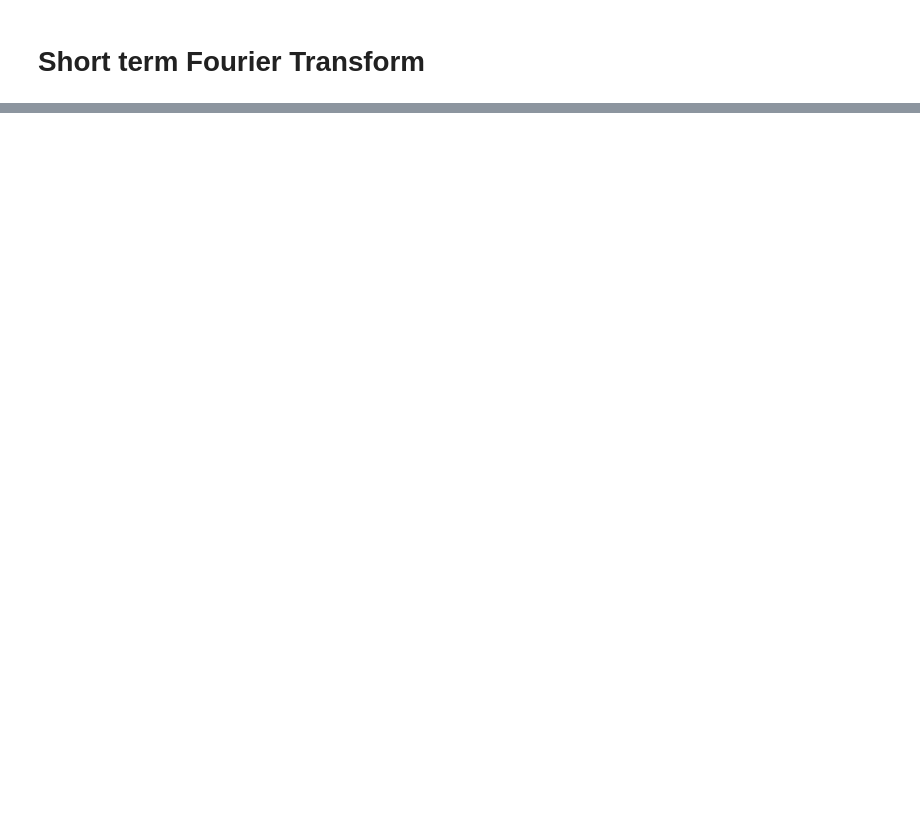
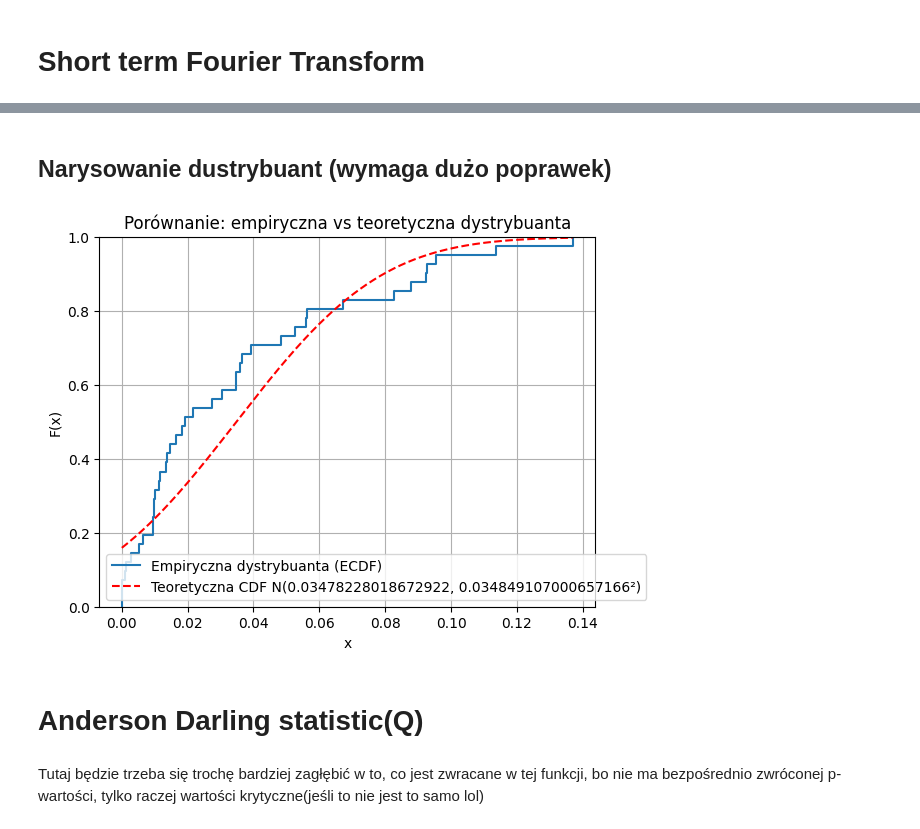
Before and after one commit to MD275996/System-to-identify-anomalies-in-vibration-signals-for-local-damage-detection-in-machines, a Jupyter notebook: ifb_selectors.ipynb, the cells around one changed output, grey strips where cells are left out. Saved outputs shown, nothing was run; the diff lists cells and outputs as text; code cells hidden in the pictures; blank space fills up the shorter version.

```diff
--- a/ifb_selectors.ipynb
+++ b/ifb_selectors.ipynb
@@ -34,0 +49,4 @@ stft
+# %%
+for i in range(0,len(array_freq)):
+    print(f"Calculating SK for frequenzy {array_freq[i]}:")
+    print(SK(matrix_Zxx,i,array_tt))
@@ -34,0 +113,14 @@ stft
+# %%
+def KSS(Zxx,f,t):
+    abs_Zxx = np.abs(Zxx)
+    mean_signal = np.mean(abs_Zxx[f])
+    std_signal = np.std(abs_Zxx[f])
+    cdf_sample = np.zeros_like(t)
+    for i in range(len(t)):
+        cdf_sample[i] = scipy.stats.norm.cdf(t[i],loc=mean_signal, scale=std_signal)
+    return(scipy.stats.kstest(abs_Zxx[f],cdf_sample))
+# %%
+for i in range(0,len(array_freq)):
+    print(f"Calculating KSS for frequenzy {array_freq[i]}:")
+    p_value = KSS(matrix_Zxx,i,array_tt).pvalue
+    print(f"KSS statistic: {p_value}")
@@ -34,0 +145,41 @@ stft
+# %% [markdown]
+## Narysowanie dustrybuant (wymaga dużo poprawek)
+# %%
+from scipy.stats import norm
+import seaborn as sns
+import numpy as np
+import matplotlib.pyplot as plt
+
+mean_signal = np.mean(abs_Zxx[0])
+std_signal = np.std(abs_Zxx[0])
+cdf_sample = np.zeros_like(array_tt)
+for i in range(len(array_tt)):
+    cdf_sample[i] = scipy.stats.norm.cdf(array_tt[i],loc=mean_signal, scale=std_signal)
+
+
+# Obliczamy ECDF
+n = len(abs_Zxx[0])
+ecdf = np.arange(1, n + 1) / n
+
+
+
+
+# Oś X dla CDF teoretycznej
+x = np.linspace(np.min(abs_Zxx[0]), np.max(abs_Zxx[0]), 200)
+cdf_theoretical = norm.cdf(x, loc=mean_signal, scale=std_signal)
+
+# Rysunek
+sns.ecdfplot(data=abs_Zxx[0], label="Empiryczna dystrybuanta (ECDF)")
+plt.plot(x, cdf_theoretical, 'r--', label=f"Teoretyczna CDF N({mean_signal}, {std_signal}²)")
+plt.title("Porównanie: empiryczna vs teoretyczna dystrybuanta")
+plt.xlabel("x")
+plt.ylabel("F(x)")
+plt.legend()
+plt.grid(True)
+plt.show()
+# %% [output]
+[figure, added]
+# %% [markdown]
+# Anderson Darling statistic(Q)
+# %% [markdown]
+Tutaj będzie trzeba się trochę bardziej zagłębić w to, co jest zwracane w tej funkcji, bo nie ma bezpośrednio zwróconej p-wartości, tylko raczej wartości krytyczne(jeśli to nie jest to samo lol)
```
Also changed, not shown: parts of 18 cells of this notebook, 1 other file.
